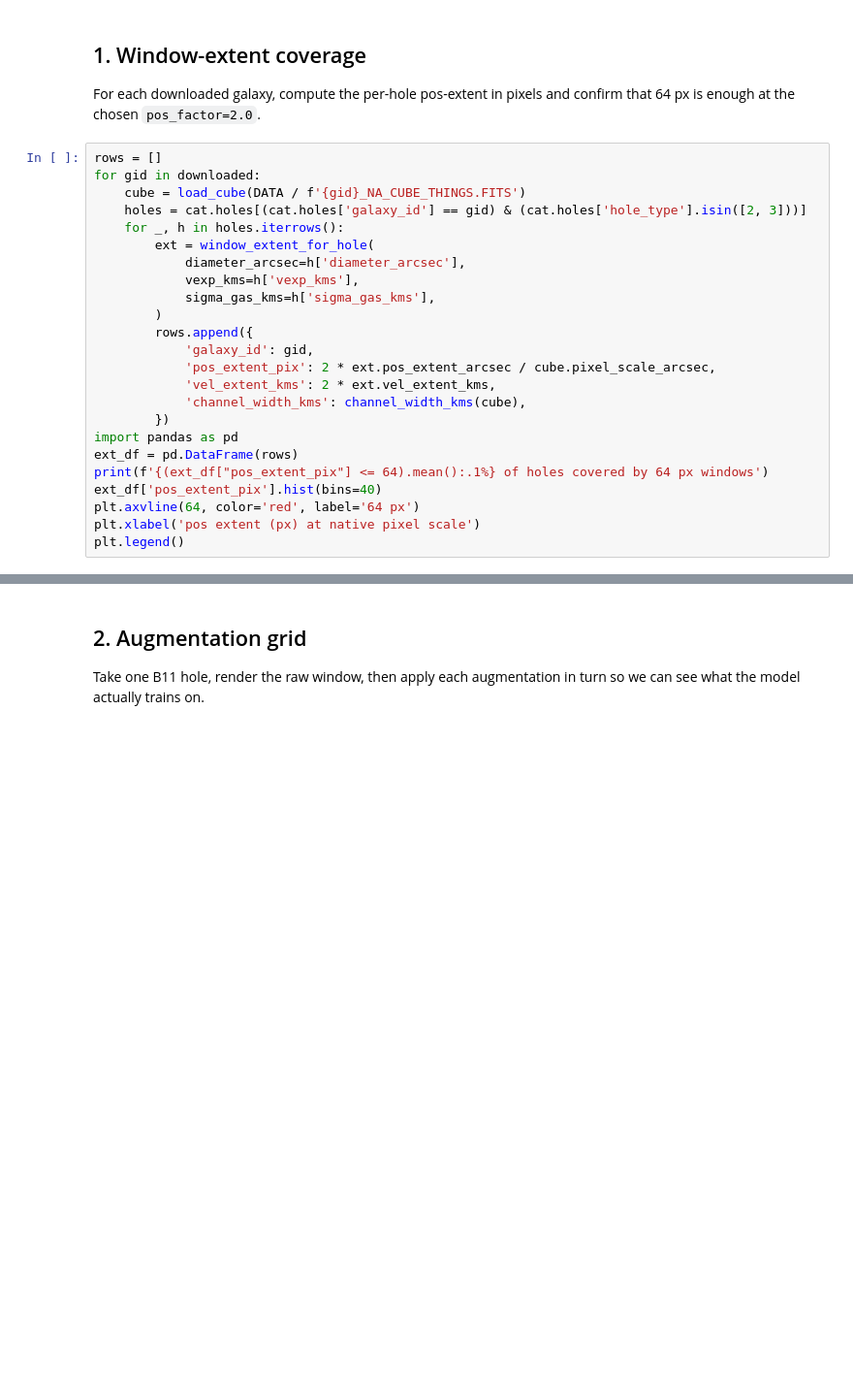
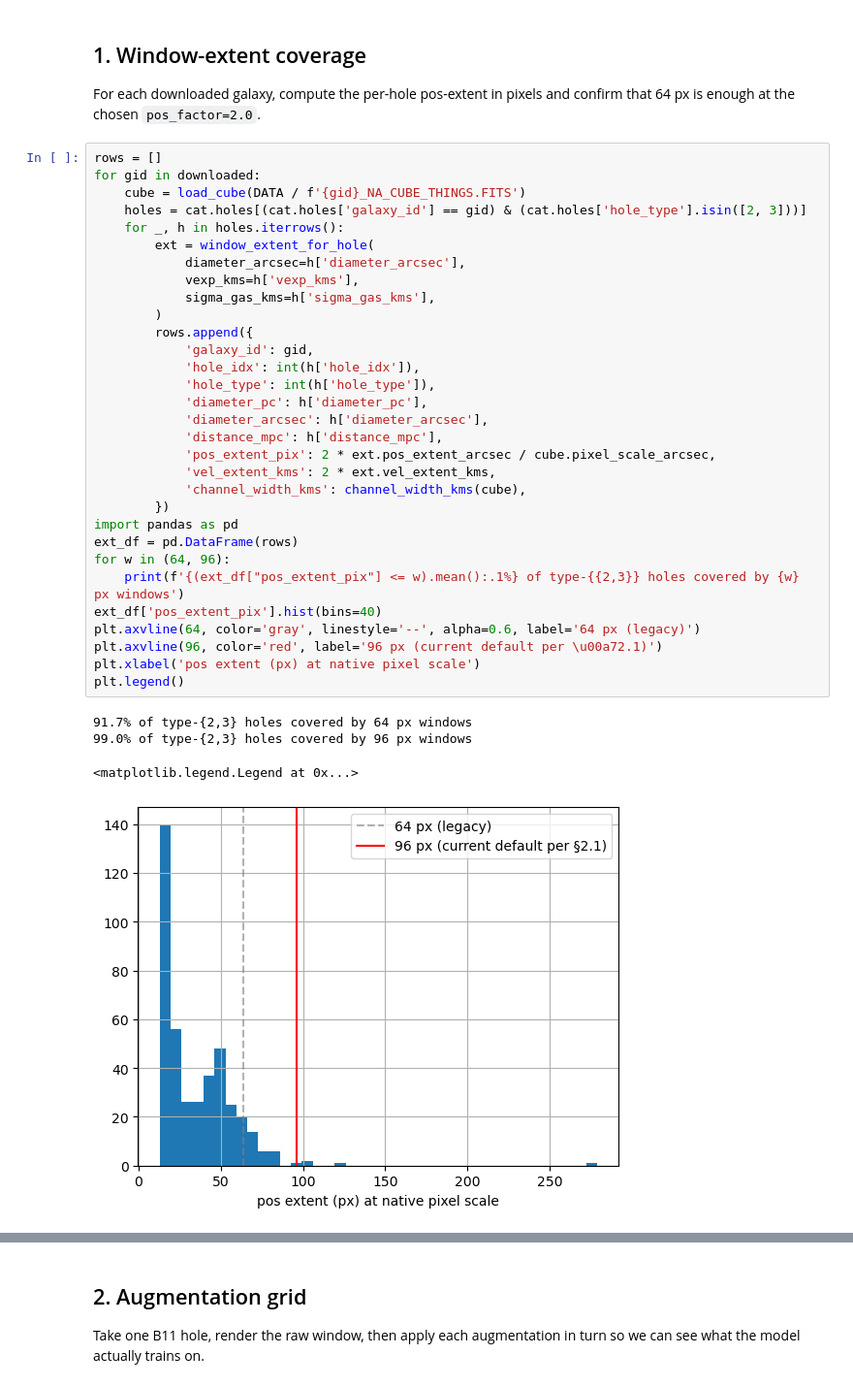
Before and after one commit to jorodgrz/HIShells, a Jupyter notebook: notebooks/04_window_inspection.ipynb, the cells around one changed output, grey strips where cells are left out. Shown at 97% size. Drawn from its saved outputs; the diff is of its cells as text; blank space fills up the shorter version.

```diff
--- a/notebooks/04_window_inspection.ipynb
+++ b/notebooks/04_window_inspection.ipynb
@@ -36,24 +38,36 @@ and confirm that 64 px is enough at the chosen `pos_factor=2.0`.
 # %%
 rows = []
 for gid in downloaded:
     cube = load_cube(DATA / f'{gid}_NA_CUBE_THINGS.FITS')
     holes = cat.holes[(cat.holes['galaxy_id'] == gid) & (cat.holes['hole_type'].isin([2, 3]))]
     for _, h in holes.iterrows():
         ext = window_extent_for_hole(
             diameter_arcsec=h['diameter_arcsec'],
             vexp_kms=h['vexp_kms'],
             sigma_gas_kms=h['sigma_gas_kms'],
         )
         rows.append({
             'galaxy_id': gid,
+            'hole_idx': int(h['hole_idx']),
+            'hole_type': int(h['hole_type']),
+            'diameter_pc': h['diameter_pc'],
+            'diameter_arcsec': h['diameter_arcsec'],
+            'distance_mpc': h['distance_mpc'],
             'pos_extent_pix': 2 * ext.pos_extent_arcsec / cube.pixel_scale_arcsec,
             'vel_extent_kms': 2 * ext.vel_extent_kms,
             'channel_width_kms': channel_width_kms(cube),
         })
 import pandas as pd
 ext_df = pd.DataFrame(rows)
-print(f'{(ext_df["pos_extent_pix"] <= 64).mean():.1%} of holes covered by 64 px windows')
+for w in (64, 96):
+    print(f'{(ext_df["pos_extent_pix"] <= w).mean():.1%} of type-{{2,3}} holes covered by {w} px windows')
 ext_df['pos_extent_pix'].hist(bins=40)
-plt.axvline(64, color='red', label='64 px')
+plt.axvline(64, color='gray', linestyle='--', alpha=0.6, label='64 px (legacy)')
+plt.axvline(96, color='red', label='96 px (current default per \u00a72.1)')
 plt.xlabel('pos extent (px) at native pixel scale')
 plt.legend()
+# %% [output]
+91.7% of type-{2,3} holes covered by 64 px windows
+99.0% of type-{2,3} holes covered by 96 px windows
+<matplotlib.legend.Legend at 0x...>
+[figure, added]
```
Also changed, not shown: parts of 10 cells of this notebook, 16 other files.
